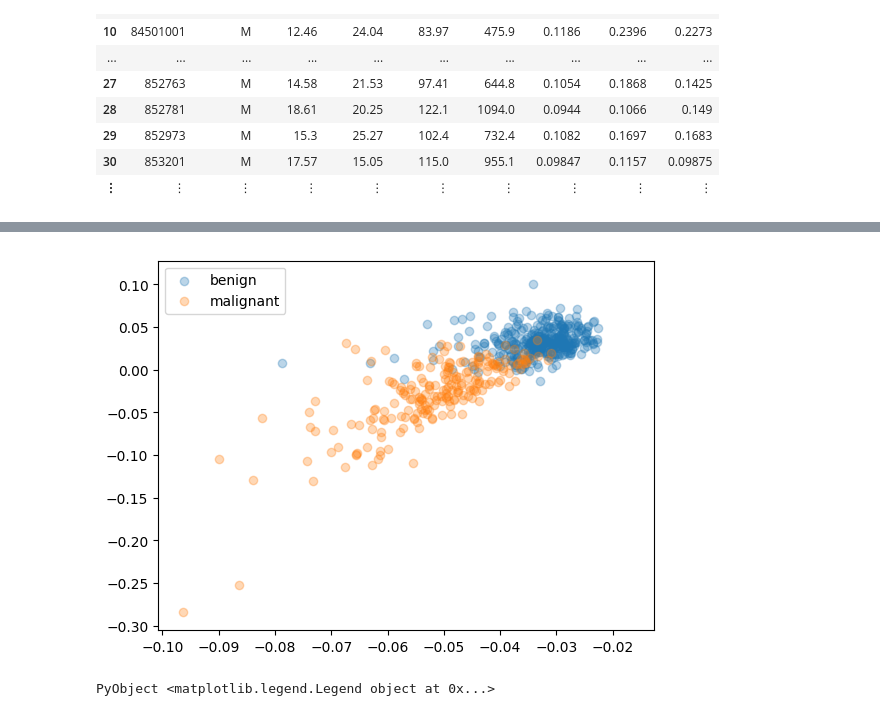
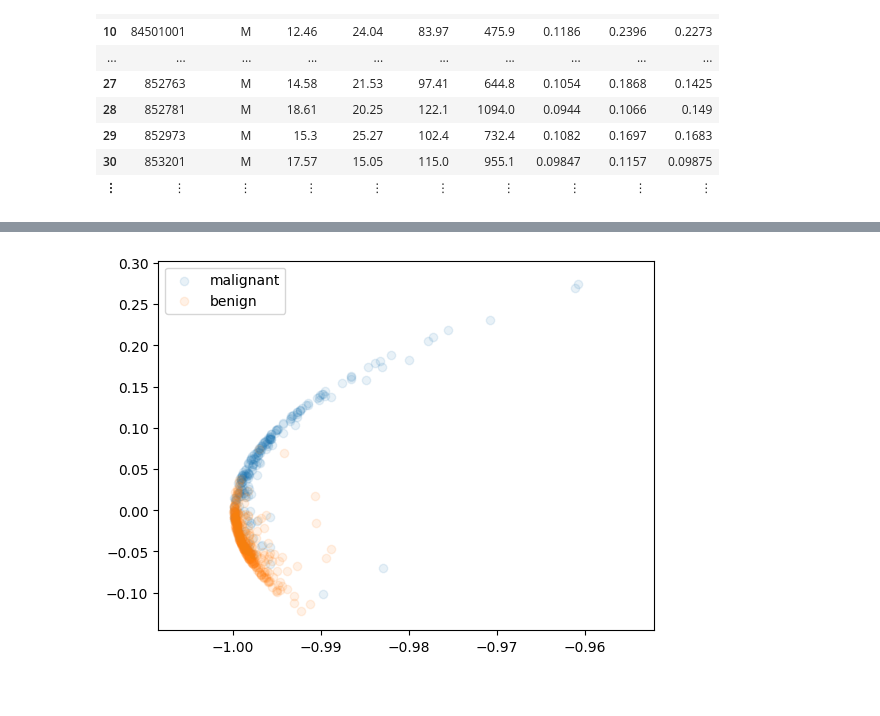
Before and after one commit to arbenson/cs6210_2020fa, a Jupyter notebook: svd-examples.ipynb, the cells around one changed output, grey strips where cells are left out. Saved outputs shown, nothing was run; the diff lists cells and outputs as text; code cells hidden in the pictures.

```diff
--- a/svd-examples.ipynb
+++ b/svd-examples.ipynb
@@ -81,0 +55,12 @@ U2 = svd(A).U[:, 1:2]
+# %%
+# Data matrix (rows are data points)
+X = Matrix(df[:, 3:end])
+
+# Scale each data point to have unit 2-norm
+for i = 1:size(X, 1)
+    X[i, :] /= norm(vec(X[i, :]), 2)  # (slow row-wise)
+end
+;
+# %%
+# Embedding: U2 = U[:, 1:2] * Sigma[1:2, 1:2] = X * V[:, 1:2]
+U2 = X * svd(X).V[:, 1:2]
@@ -82,9 +85,9 @@ U2 = svd(A).U[:, 1:2]
 # %%
-inds_M = findall(labels .== "M")
-inds_B = findall(labels .== "B")
-scatter(U2[inds_B,1], U2[inds_B,2], alpha=0.3, label="benign")
-scatter(U2[inds_M,1], U2[inds_M,2], alpha=0.3, label="malignant")
+inds_M = findall(df[:, 2] .== "M")
+inds_B = findall(df[:, 2] .== "B")
+scatter(U2[inds_M,1], U2[inds_M,2], alpha=0.1, label="malignant")
+scatter(U2[inds_B,1], U2[inds_B,2], alpha=0.1, label="benign")
 legend()
+;
 # %% [output]
-[figure, old version]
+[figure, new version]
-PyObject <matplotlib.legend.Legend object at 0x...>
```
Also changed, not shown: parts of 4 cells of this notebook.
